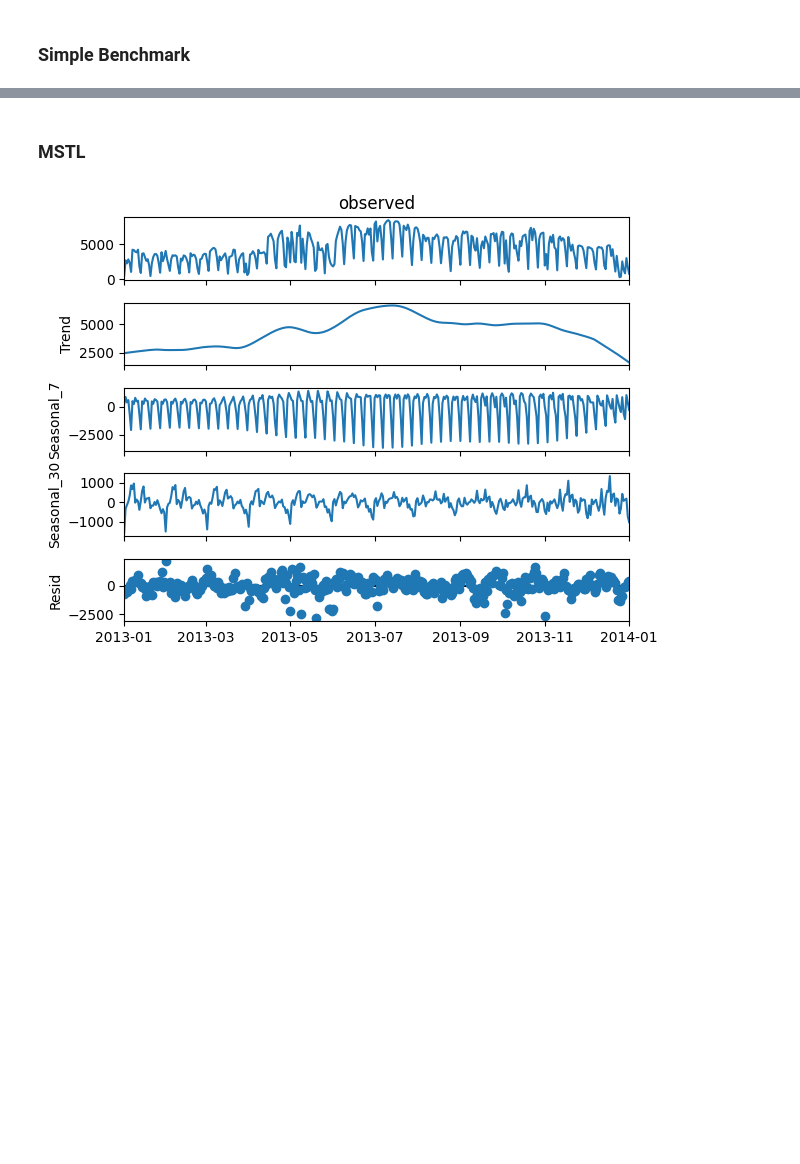
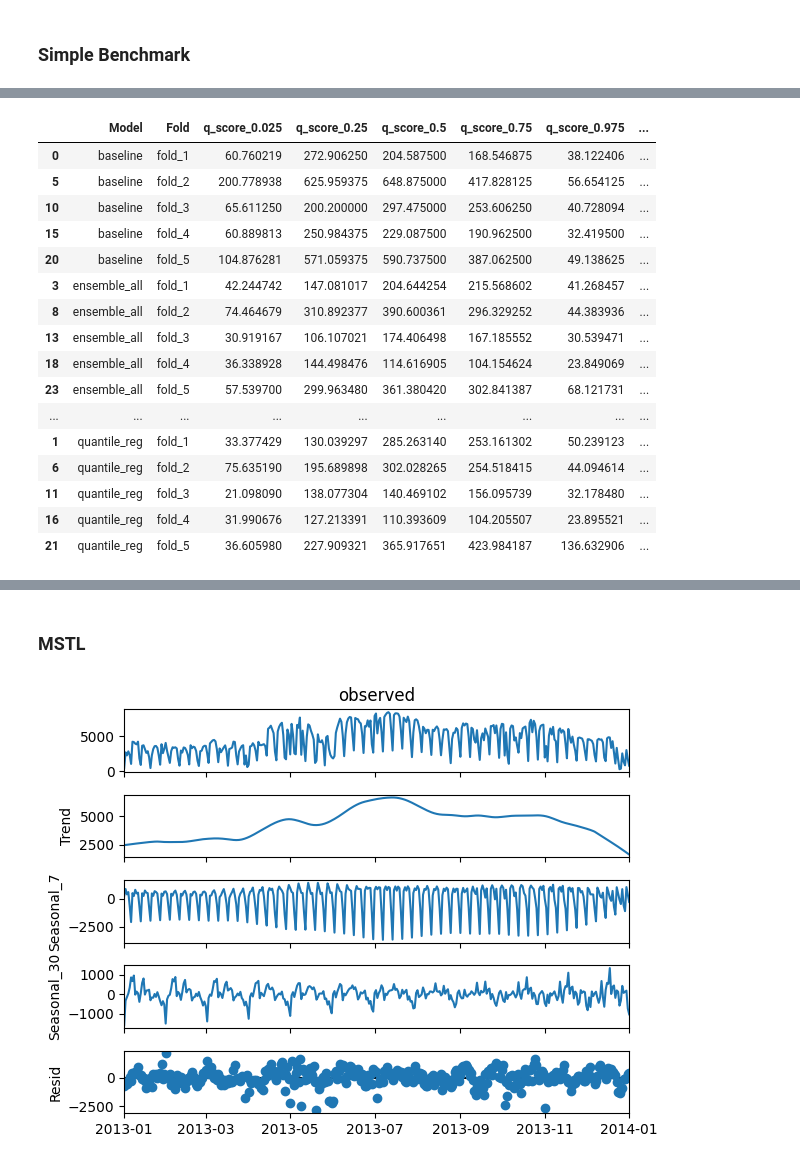
Before and after one commit to hikotei/2023_11-Karlsruhe-Bicycle-Data, a Jupyter notebook: 2024_01_15 bike model.ipynb, the cells around one changed output, grey strips where cells are left out. Saved outputs shown, nothing was run; the diff lists cells and outputs as text; code cells hidden in the pictures; blank space fills up the shorter version.

```diff
--- a/2024_01_15 bike model.ipynb
+++ b/2024_01_15 bike model.ipynb
@@ -322,0 +424,93 @@ for fold_idx in range(n_fold):
+# %%
+# create ensemble of all preds for each fold
+for fold_idx in range(n_fold):
+
+    fold_results = all_results[f'fold_{fold_idx + 1}']
+    pred_baseline = fold_results['baseline']['predictions']
+    pred_quant_reg = fold_results['quantile_reg']['predictions']
+    pred_grad_boost = fold_results['grad_boost']['predictions']
+
+    pred_ensemble1 = np.average([pred_baseline, pred_quant_reg, pred_grad_boost], axis=0)
+    pred_ensemble2 = np.average([pred_quant_reg, pred_grad_boost], axis=0)
+
+    all_results[f'fold_{fold_idx + 1}']['ensemble_all'] = {}
+    all_results[f'fold_{fold_idx + 1}']['ensemble_all']['predictions'] = pred_ensemble1
+
+    all_results[f'fold_{fold_idx + 1}']['ensemble_qr_gb'] = {}
+    all_results[f'fold_{fold_idx + 1}']['ensemble_qr_gb']['predictions'] = pred_ensemble2
+
+# Initialize lists to store metrics, quantile scores, and mean quantile scores
+model_names = ['baseline', 'quantile_reg', 'grad_boost', 'ensemble_all', 'ensemble_qr_gb']
+fold_names = [f'fold_{fold_idx + 1}' for fold_idx in range(n_fold)]
+
+metrics_data = {'Model': [], 'Fold': [], 'MSE': [], 'MAE': [], 'MAPE': [], 'Mean_Quantile_Score': [],
+                'q_score_0.025': [], 'q_score_0.25': [], 'q_score_0.5': [],
+                'q_score_0.75': [], 'q_score_0.975': []}
+
+# Loop through each fold and each model
+for fold_name in fold_names:
+
+    fold_results = all_results[fold_name]
+
+    for model_name in model_names:
+        predictions = fold_results[model_name]['predictions']
+        predictions = fix_quantile_crossing_np(predictions)
+
+        # Calculate metrics
+        mse = np.mean((predictions[:, 2] - fold_results['true_values'])**2)
+        mae = np.mean(np.abs(predictions[:, 2] - fold_results['true_values']))
+        mape = np.mean(np.abs((predictions[:, 2] - fold_results['true_values']) / fold_results['true_values']))
+
+        quantile_scores = []
+        for alpha_idx, alpha in enumerate(quantiles_arr):
+            quantile_score = mean_pinball_loss(fold_results['true_values'], predictions[:, alpha_idx], alpha=alpha)
+            quantile_scores.append(quantile_score)
+        mean_quantile_score = np.mean(quantile_scores)
+
+        # Save metrics to the dictionary
+        metrics_data['Model'].append(model_name)
+        metrics_data['Fold'].append(fold_name)
+        metrics_data['MSE'].append(mse)
+        metrics_data['MAE'].append(mae)
+        metrics_data['MAPE'].append(mape)
+        metrics_data['q_score_0.025'].append(quantile_scores[0])
+        metrics_data['q_score_0.25'].append(quantile_scores[1])
+        metrics_data['q_score_0.5'].append(quantile_scores[2])
+        metrics_data['q_score_0.75'].append(quantile_scores[3])
+        metrics_data['q_score_0.975'].append(quantile_scores[4])
+        metrics_data['Mean_Quantile_Score'].append(mean_quantile_score)
+
+# Create a DataFrame from the metrics data
+metrics_df = pd.DataFrame(metrics_data)
+display(metrics_df.sort_values(by=['Model', 'Fold']).drop(columns=['MSE', 'MAE', 'MAPE']))
+
+# sort by model and then fold
+# print(metrics_df.sort_values(by=['Model', 'Fold'])[['Model', 'Fold', 'MAE', 'Mean_Quantile_Score']])
+
+# create pivot table with fold as index, model as columns and mean quantile score as values
+metrics_df_pivot = pd.pivot_table(metrics_df, index='Fold', columns='Model', values='Mean_Quantile_Score')
+# create last row = sum of all folds
+metrics_df_pivot.loc['mean'] = metrics_df_pivot.mean()
+# highlight min value in each row
+metrics_df_pivot.style.highlight_min(axis=1)
+
+# # Save the DataFrame to a CSV file or use it as needed
+# metrics_df.to_csv('model_metrics.csv', index=False)
+# %% [output]
+|  | Model | Fold | q_score_0.025 | q_score_0.25 | q_score_0.5 | q_score_0.75 | q_score_0.975 | ... |
+| 0 | baseline | fold_1 | 60.760219 | 272.906250 | 204.587500 | 168.546875 | 38.122406 | ... |
+| 5 | baseline | fold_2 | 200.778938 | 625.959375 | 648.875000 | 417.828125 | 56.654125 | ... |
+| 10 | baseline | fold_3 | 65.611250 | 200.200000 | 297.475000 | 253.606250 | 40.728094 | ... |
+| 15 | baseline | fold_4 | 60.889813 | 250.984375 | 229.087500 | 190.962500 | 32.419500 | ... |
+| 20 | baseline | fold_5 | 104.876281 | 571.059375 | 590.737500 | 387.062500 | 49.138625 | ... |
+| 3 | ensemble_all | fold_1 | 42.244742 | 147.081017 | 204.644254 | 215.568602 | 41.268457 | ... |
+| 8 | ensemble_all | fold_2 | 74.464679 | 310.892377 | 390.600361 | 296.329252 | 44.383936 | ... |
+| 13 | ensemble_all | fold_3 | 30.919167 | 106.107021 | 174.406498 | 167.185552 | 30.539471 | ... |
+| 18 | ensemble_all | fold_4 | 36.338928 | 144.498476 | 114.616905 | 104.154624 | 23.849069 | ... |
+| 23 | ensemble_all | fold_5 | 57.539700 | 299.963480 | 361.380420 | 302.841387 | 68.121731 | ... |
+| ... | ... | ... | ... | ... | ... | ... | ... | ... |
+| 1 | quantile_reg | fold_1 | 33.377429 | 130.039297 | 285.263140 | 253.161302 | 50.239123 | ... |
+| 6 | quantile_reg | fold_2 | 75.635190 | 195.689898 | 302.028265 | 254.518415 | 44.094614 | ... |
+| 11 | quantile_reg | fold_3 | 21.098090 | 138.077304 | 140.469102 | 156.095739 | 32.178480 | ... |
+| 16 | quantile_reg | fold_4 | 31.990676 | 127.213391 | 110.393609 | 104.205507 | 23.895521 | ... |
+| 21 | quantile_reg | fold_5 | 36.605980 | 227.909321 | 365.917651 | 423.984187 | 136.632906 | ... |
```
Also changed, not shown: parts of 15 cells of this notebook, 13 other files.
